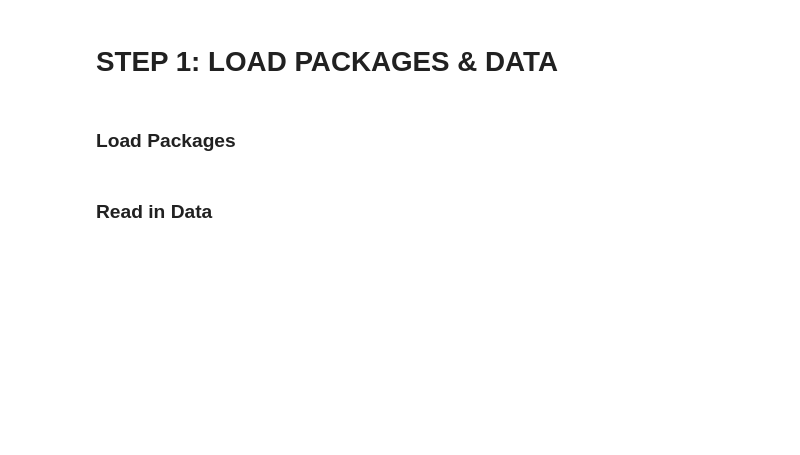
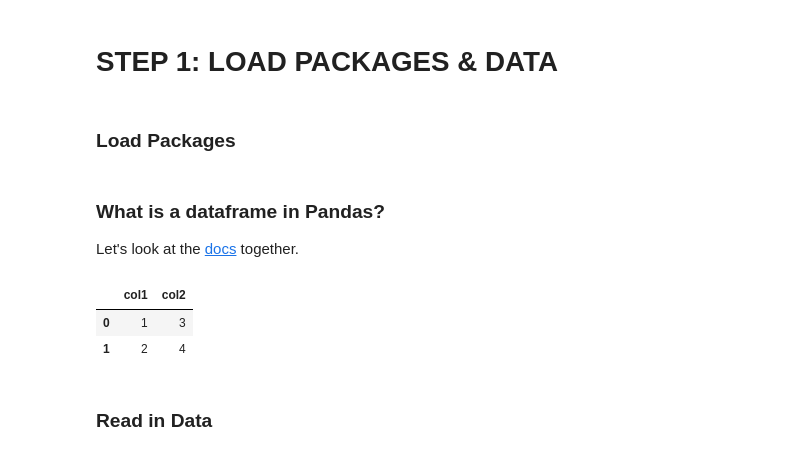
Before and after one commit to seanhelvey/IntroToPythonForRUsers, a Jupyter notebook: key.ipynb, the cells around one changed output. Drawn from its saved outputs; the diff is of its cells as text; code cells hidden in the pictures; blank space fills up the shorter version.

```diff
--- a/key.ipynb
+++ b/key.ipynb
@@ -27,6 +27,18 @@ favorite_present
 # Import Pandas
 import pandas as pd
 pd.set_option("display.max_rows", None, "display.max_columns", None)
+# %% [markdown]
+### What is a dataframe in Pandas?
+Let's look at the [docs](https://pandas.pydata.org/docs/reference/api/pandas.DataFrame.html) together.
+# %%
+# Create a dataframe using an example from the docs
+d = {'col1': [1, 2], 'col2': [3, 4]}
+df = pd.DataFrame(data=d)
+df
+# %% [output]
+|  | col1 | col2 |
+| 0 | 1 | 3 |
+| 1 | 2 | 4 |
 # %% [markdown]
 ### Read in Data
 # %%
```
Also changed, not shown: parts of 4 cells of this notebook.
